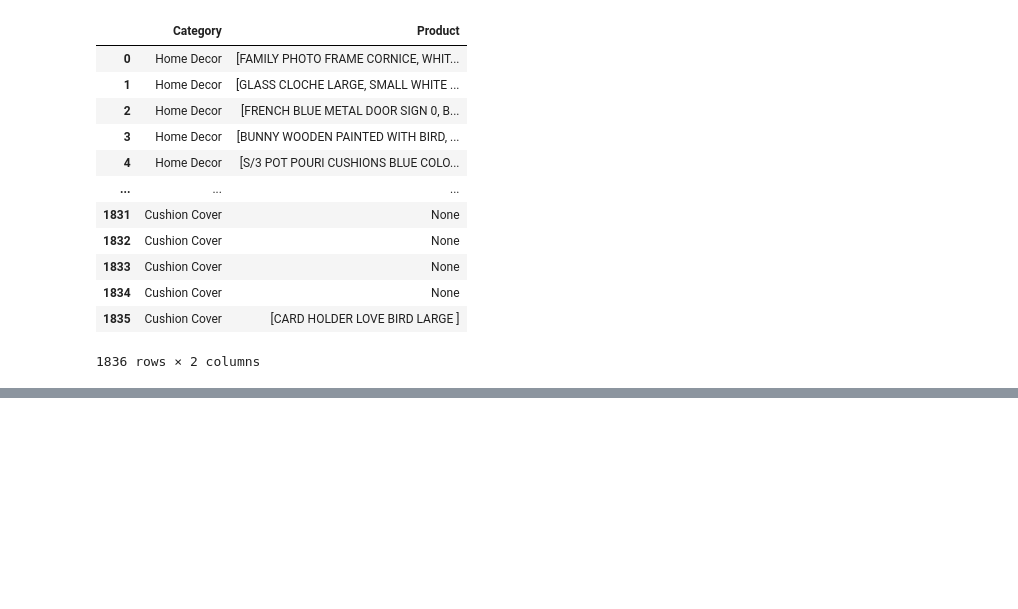
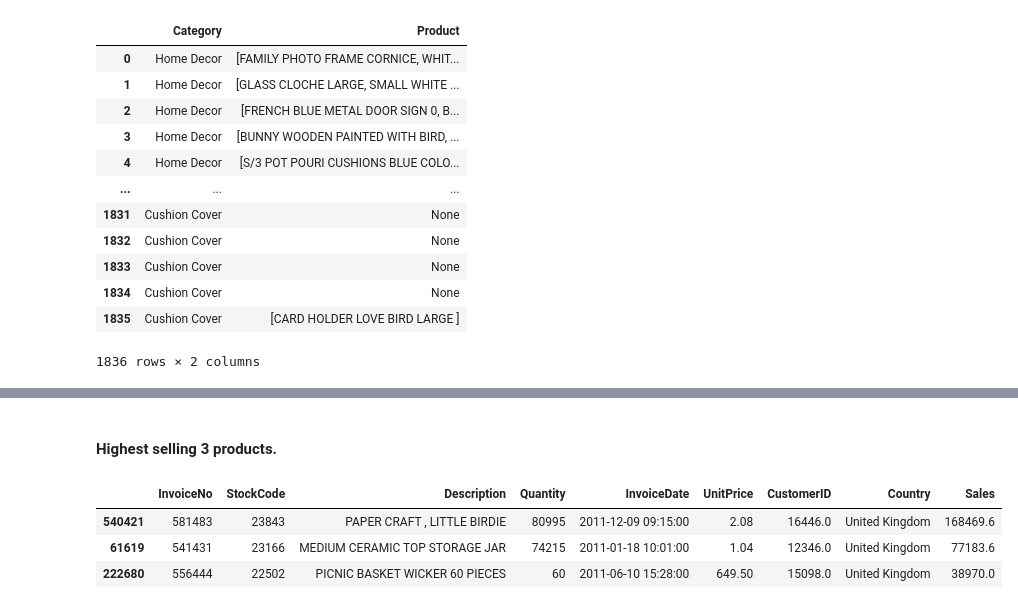
Before and after one commit to Pooja-2201/CategoryWiseStoreAnalysis, a Jupyter notebook: ReadDataFromAllFileAnalysis.ipynb, the cells around one changed output, grey strips where cells are left out. Cells and saved outputs as stored; diff of their text form; code cells hidden in the pictures; blank space fills up the shorter version.

```diff
--- a/ReadDataFromAllFileAnalysis.ipynb
+++ b/ReadDataFromAllFileAnalysis.ipynb
@@ -45,0 +171,12 @@ df.to_excel(ExcelFile, index=False)
+# %% [markdown]
+#### Highest selling 3 products.
+# %%
+sorted_df = df1.sort_values(by='Sales', ascending=False)
+top_n = 3
+top_selling_products = sorted_df.head(top_n)
+top_selling_products
+# %% [output]
+|  | InvoiceNo | StockCode | Description | Quantity | InvoiceDate | UnitPrice | CustomerID | Country | Sales |
+| 540421 | 581483 | 23843 | PAPER CRAFT , LITTLE BIRDIE | 80995 | 2011-12-09 09:15:00 | 2.08 | 16446.0 | United Kingdom | 168469.6 |
+| 61619 | 541431 | 23166 | MEDIUM CERAMIC TOP STORAGE JAR | 74215 | 2011-01-18 10:01:00 | 1.04 | 12346.0 | United Kingdom | 77183.6 |
+| 222680 | 556444 | 22502 | PICNIC BASKET WICKER 60 PIECES | 60 | 2011-06-10 15:28:00 | 649.50 | 15098.0 | United Kingdom | 38970.0 |
```
Also changed, not shown: parts of 20 cells of this notebook, 1 other file.
